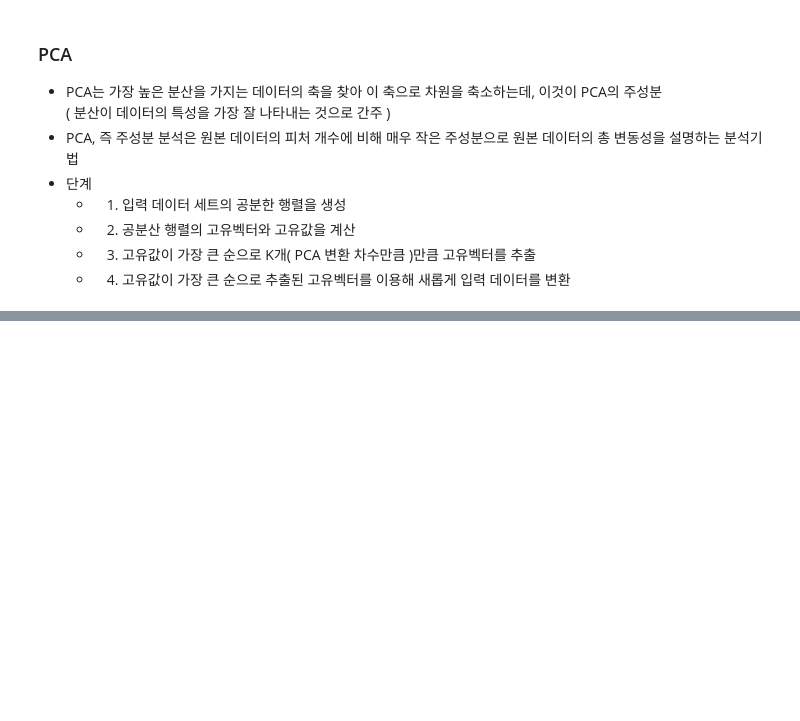
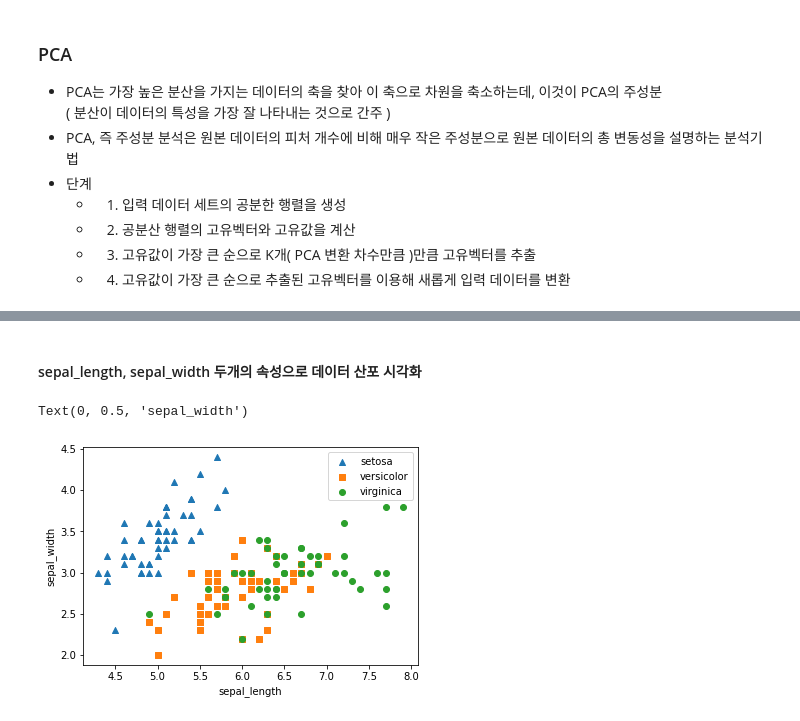
Before and after one commit to jeonprize/Machine_Learning, a Jupyter notebook: 6. 차원축소.ipynb, the cells around one changed output, grey strips where cells are left out. Drawn from its saved outputs; the diff is of its cells as text; code cells hidden in the pictures; blank space fills up the shorter version.

```diff
--- a/6. 차원축소.ipynb
+++ b/6. 차원축소.ipynb
@@ -51,0 +40,17 @@ iris_df
+# %% [markdown]
+#### sepal_length, sepal_width 두개의 속성으로 데이터 산포 시각화
+# %%
+markers = ['^','s','o']
+
+
+for i, markers in enumerate(markers):
+    x_axis = iris_df[iris_df['target']==i]['sepal_length']
+    y_axis = iris_df[iris_df['target']==i]['sepal_width']
+    plt.scatter(x_axis,y_axis,marker=markers,label=iris.target_names[i])
+
+plt.legend()
+plt.xlabel('sepal_length')
+plt.ylabel('sepal_width')
+# %% [output]
+Text(0, 0.5, 'sepal_width')
+[figure, added]
```
Also changed, not shown: parts of 15 cells of this notebook.
